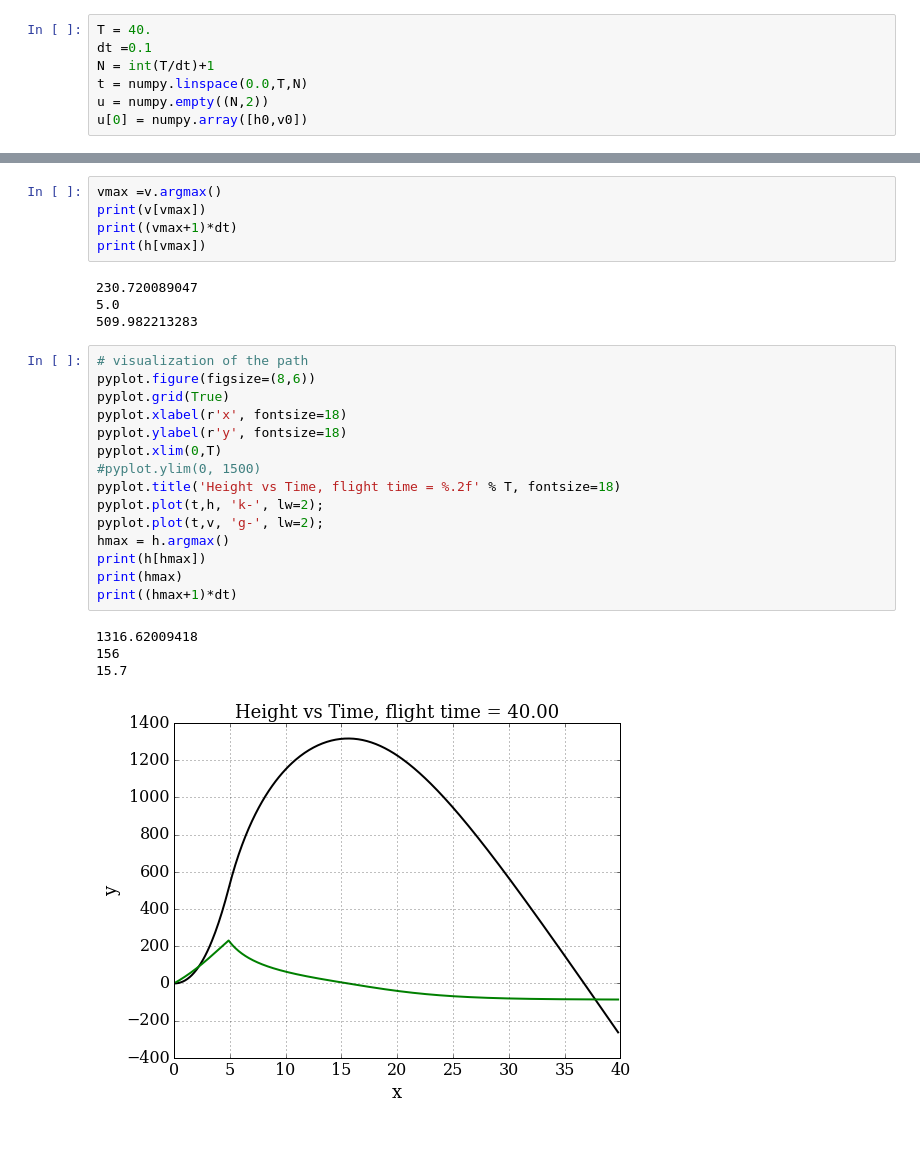
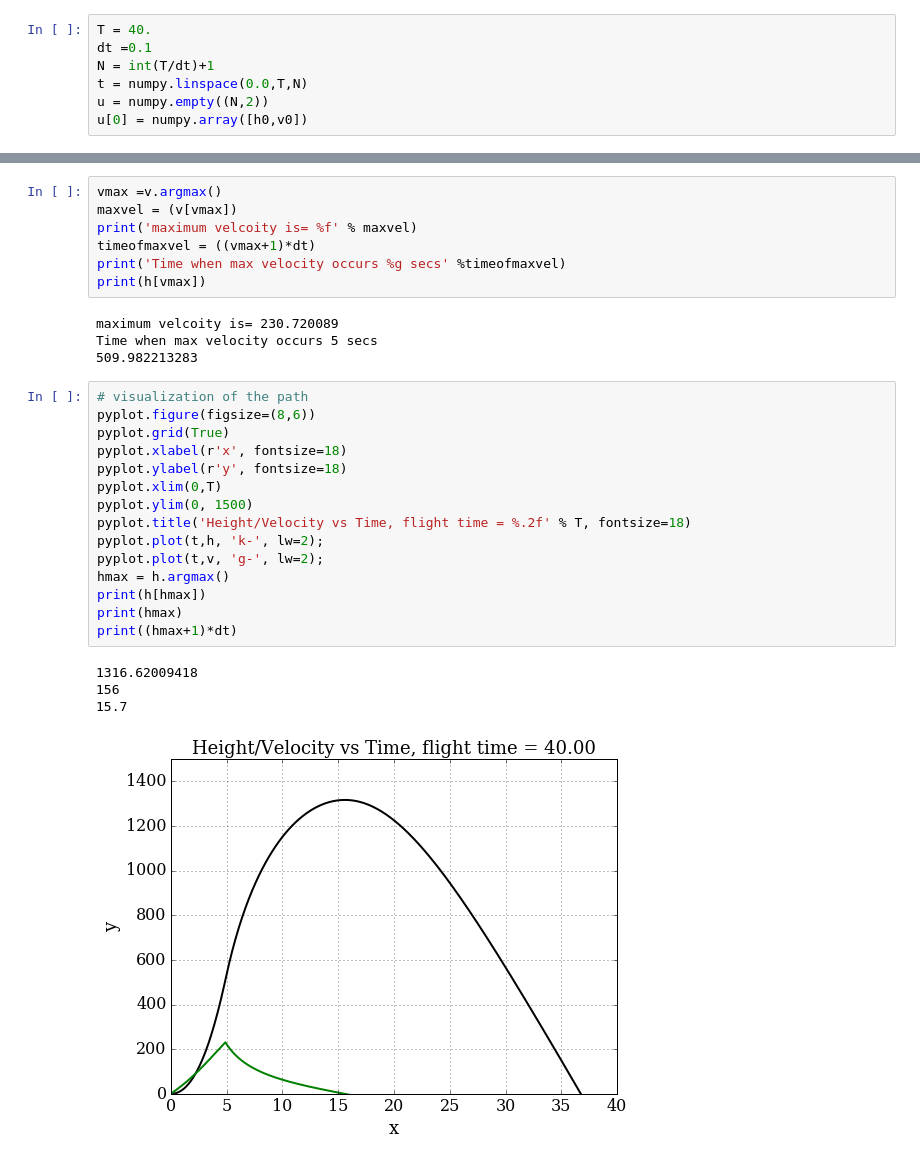
Before and after one commit to aditya3012/NumericalMethods, a Jupyter notebook: M1-Assignment.ipynb, the cells around one changed output, grey strips where cells are left out. Cells and saved outputs as stored; diff of their text form.

```diff
--- a/M1-Assignment.ipynb
+++ b/M1-Assignment.ipynb
@@ -119,29 +122,31 @@ velocity at end of flight = -85.949748032568777b
 # %%
 vmax =v.argmax()
-print(v[vmax])
-print((vmax+1)*dt)
+maxvel = (v[vmax])
+print('maximum velcoity is= %f' % maxvel)
+timeofmaxvel = ((vmax+1)*dt)
+print('Time when max velocity occurs %g secs' %timeofmaxvel)
 print(h[vmax])
 # %% [output]
-230.720089047
-5.0
+maximum velcoity is= 230.720089
+Time when max velocity occurs 5 secs
 509.982213283
 # %%
 # visualization of the path
 pyplot.figure(figsize=(8,6))
 pyplot.grid(True)
 pyplot.xlabel(r'x', fontsize=18)
 pyplot.ylabel(r'y', fontsize=18)
 pyplot.xlim(0,T)
-#pyplot.ylim(0, 1500)
-pyplot.title('Height vs Time, flight time = %.2f' % T, fontsize=18)
+pyplot.ylim(0, 1500)
+pyplot.title('Height/Velocity vs Time, flight time = %.2f' % T, fontsize=18)
 pyplot.plot(t,h, 'k-', lw=2);
 pyplot.plot(t,v, 'g-', lw=2);
 hmax = h.argmax()
 print(h[hmax])
 print(hmax)
 print((hmax+1)*dt)
 # %% [output]
 1316.62009418
 156
 15.7
-[figure, old version]
+[figure, new version]
```
Also changed, not shown: parts of 3 cells of this notebook.
